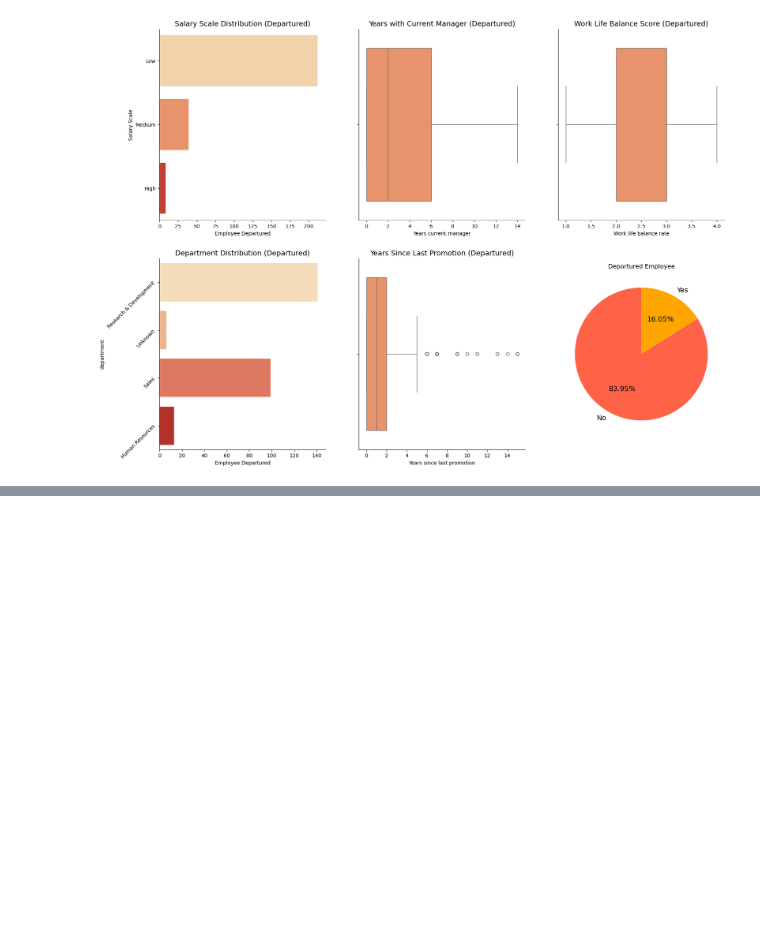
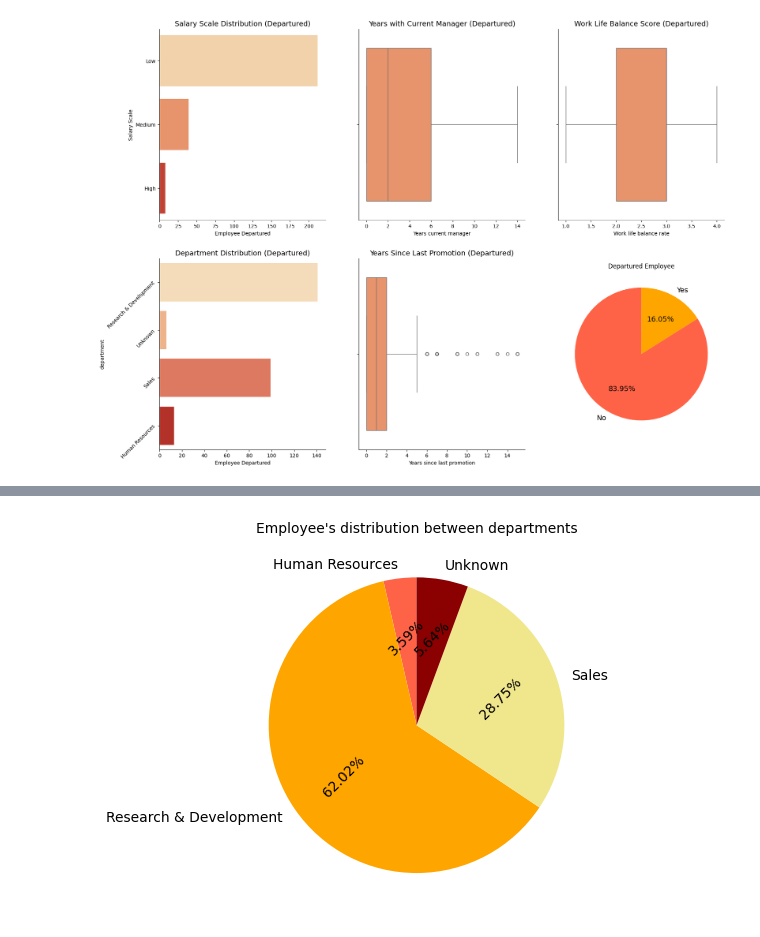
Before and after one commit to CibiPB/project-da-promo-49-INTERNO, a Jupyter notebook: Notebooks/3. Data Analysis.ipynb, the cells around one changed output, grey strips where cells are left out. Cells and saved outputs as stored; diff of their text form; code cells hidden in the pictures; blank space fills up the shorter version.

```diff
--- a/Notebooks/3. Data Analysis.ipynb
+++ b/Notebooks/3. Data Analysis.ipynb
@@ -566,0 +589,24 @@ Interpretación: en esta gráfica observamos solo a los trabajadores que han sid
+# %%
+#Distribución de los empleados en función de los departamentos:
+df_deparment = df.groupby('department')['employee_number'].count().reset_index()
+
+fig, ax = plt.subplots()
+
+# Crear gráfico de pastel
+wedges, texts, autotexts = ax.pie(
+    df_deparment['employee_number'],
+    labels=df_deparment['department'],
+    autopct='%1.2f%%',
+    colors=['tomato', 'orange', 'khaki', 'darkred'],
+    startangle=90,
+    textprops={'fontsize': 10}
+)
+
+# Rotar los porcentajes (autotexts)
+for autotext in autotexts:
+    autotext.set_rotation(45)  # Cambia el ángulo como desees
+
+# Título
+ax.set_title("Employee's distribution between departments", fontsize=10);
+# %% [output]
+[figure, added]
```
Also changed, not shown: parts of 12 cells of this notebook, 1 other file.
